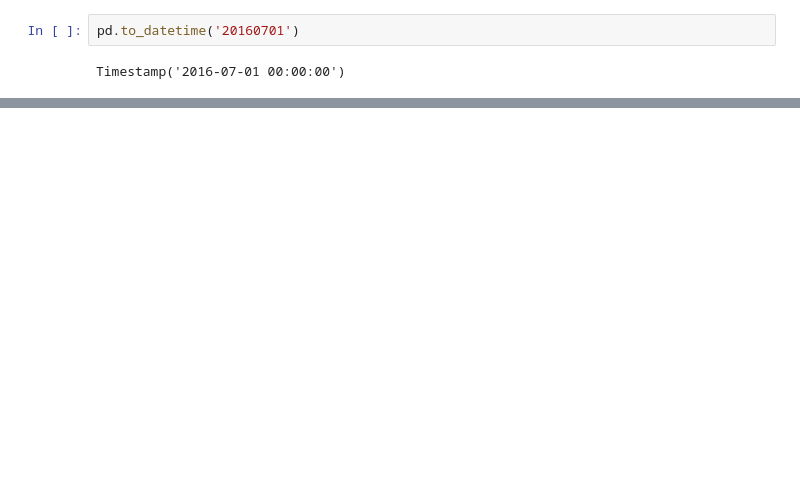
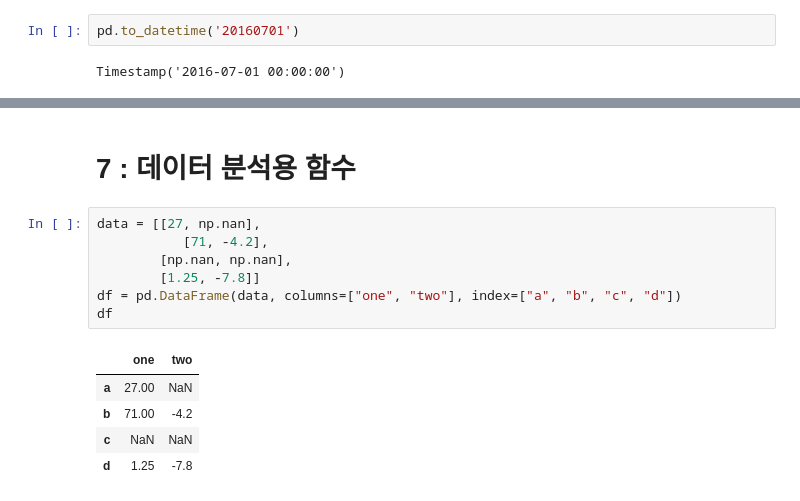
Before and after one commit to jjuhyeok/pandas-python-, a Jupyter notebook: pandas-base.ipynb, the cells around one changed output, grey strips where cells are left out. Cells and saved outputs as stored; diff of their text form; blank space fills up the shorter version.

```diff
--- a/pandas-base.ipynb
+++ b/pandas-base.ipynb
@@ -558,0 +559,15 @@ df.drop(['B','D'], axis = 1)
+# %% [markdown]
+# 7 : 데이터 분석용 함수
+# %%
+data = [[27, np.nan],
+           [71, -4.2],
+        [np.nan, np.nan],
+        [1.25, -7.8]]
+df = pd.DataFrame(data, columns=["one", "two"], index=["a", "b", "c", "d"])
+df
+# %% [output]
+|  | one | two |
+| a | 27.00 | NaN |
+| b | 71.00 | -4.2 |
+| c | NaN | NaN |
+| d | 1.25 | -7.8 |
```
Also changed, not shown: parts of 18 cells of this notebook.
